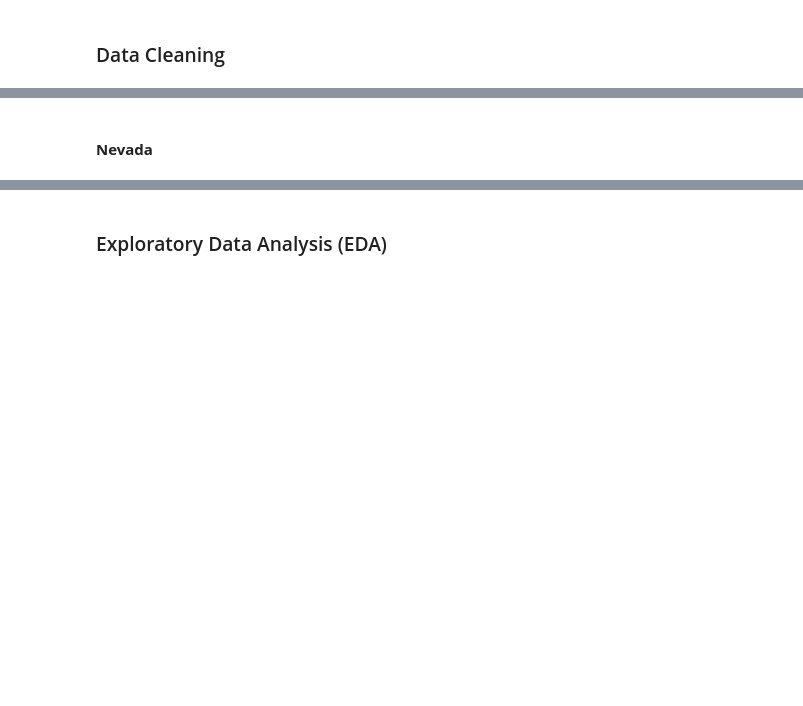
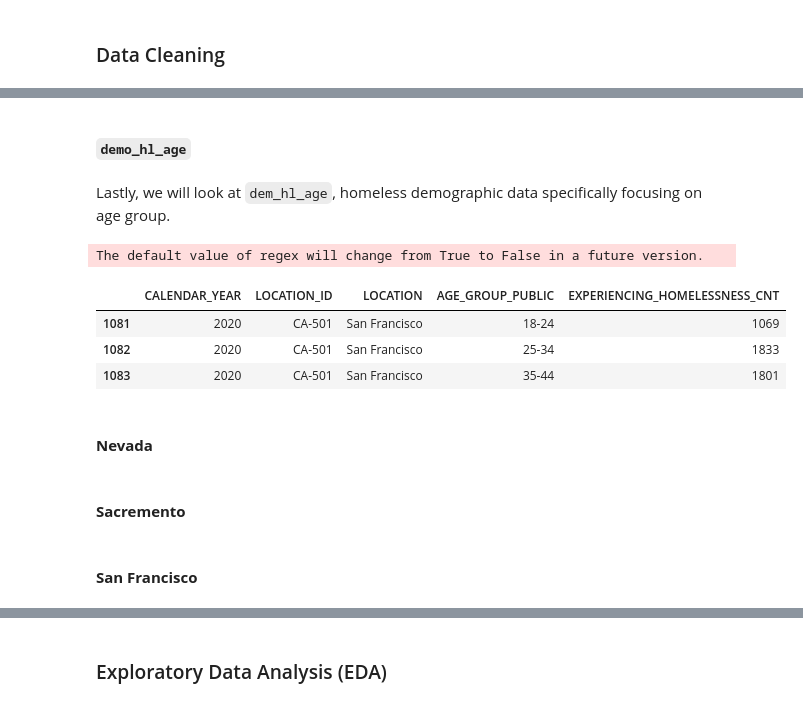
Before and after one commit to michellesuminpark/Data-Discovery, a Jupyter notebook: HBGI-UCB Research Workspace.ipynb, the cells around one changed output, grey strips where cells are left out. Cells and saved outputs as stored; diff of their text form; code cells hidden in the pictures; blank space fills up the shorter version.

```diff
--- a/HBGI-UCB Research Workspace.ipynb
+++ b/HBGI-UCB Research Workspace.ipynb
@@ -98,2 +183,28 @@ counties = ['Nevada', 'Sacramento', 'San Francisco', 'Los Angeles', 'Orange', 'S
+# %% [markdown]
+##### `demo_hl_age`
+# %% [markdown]
+Lastly, we will look at `dem_hl_age`, homeless demographic data specifically focusing on age group.
+# %%
+# Similar to the demo_hl_eth, so we will apply similar data cleaning method.
+dem_hl_age = dem_hl_age[(dem_hl_age["CALENDAR_YEAR"] == "2020") | (dem_hl_age["CALENDAR_YEAR"] == "2021")]
+dem_hl_age = dem_hl_age[dem_hl_age["LOCATION"].str.contains('Nevada|Sacramento|San Francisco|Los Angeles|Orange|San Diego', case=False, na=False)] # Filer to have only the 6 counties
+
+# # Because the county names, "Location" column is a bit formatted inefficiently, we will reformat it.
+dem_hl_age['LOCATION'] = dem_hl_age['LOCATION'].str.replace(r'Nevada County CoC', r'Nevada')
+dem_hl_age['LOCATION'] = dem_hl_age['LOCATION'].str.replace(r'Sacramento County CoC', r'Sacramento')
+dem_hl_age['LOCATION'] = dem_hl_age['LOCATION'].str.replace(r'San Francisco CoC', r'San Francisco')
+
+dem_hl_age['LOCATION'] = dem_hl_age['LOCATION'].str.replace(r'Los Angeles County CoC', r'Los Angeles')
+dem_hl_age['LOCATION'] = dem_hl_age['LOCATION'].str.replace(r'.*\(Los Angeles County\)', 'Los Angeles')
+dem_hl_age['LOCATION'] = dem_hl_age['LOCATION'].str.replace(r'Orange County CoC', r'Orange')
+dem_hl_age['LOCATION'] = dem_hl_age['LOCATION'].str.replace(r'San Diego County CoC', r'San Diego')
+
+dem_hl_age.head(3)
+# %% [output]
+The default value of regex will change from True to False in a future version.
+|  | CALENDAR_YEAR | LOCATION_ID | LOCATION | AGE_GROUP_PUBLIC | EXPERIENCING_HOMELESSNESS_CNT |
+| 1081 | 2020 | CA-501 | San Francisco | 18-24 | 1069 |
+| 1082 | 2020 | CA-501 | San Francisco | 25-34 | 1833 |
+| 1083 | 2020 | CA-501 | San Francisco | 35-44 | 1801 |
 # %% [markdown]
 #### **Nevada**
@@ -99,0 +214,2 @@ counties = ['Nevada', 'Sacramento', 'San Francisco', 'Los Angeles', 'Orange', 'S
+# %% [markdown]
+#### **Sacremento**
@@ -99,0 +219,2 @@ counties = ['Nevada', 'Sacramento', 'San Francisco', 'Los Angeles', 'Orange', 'S
+# %% [markdown]
+#### **San Francisco**
```
Also changed, not shown: parts of 22 cells of this notebook, 1 other file.
